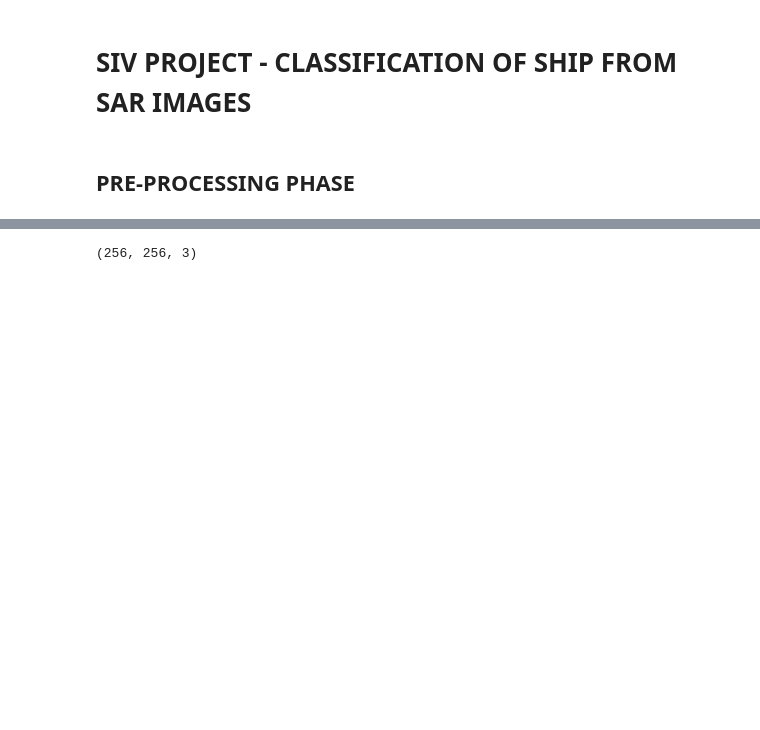
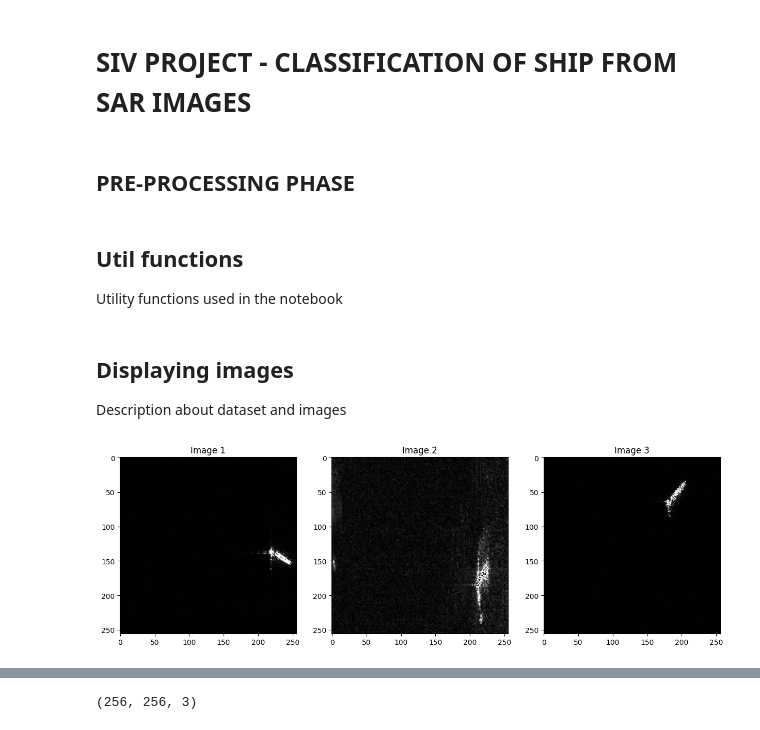
Before and after one commit to eboss-dev/progetto, a Jupyter notebook: project.ipynb, the cells around one changed output, grey strips where cells are left out. Drawn from its saved outputs; the diff is of its cells as text; code cells hidden in the pictures; blank space fills up the shorter version.

```diff
--- a/project.ipynb
+++ b/project.ipynb
@@ -10,3 +13,7 @@ from matplotlib import pyplot as plt
+# %% [markdown]
+## Util functions
+
+Utility functions used in the notebook
 # %%
 from skimage import img_as_float
 
@@ -26,3 +33,39 @@ def imshow_all(*images, titles=None):
     for ax, img, label in zip(axes.ravel(), images, titles):
         ax.imshow(img, vmin=vmin, vmax=vmax)
         ax.set_title(label)
+
+# function to take a random file from the folder and applying canny transformation
+def get_random_jpg_file(jpg_files):
+    if not jpg_files:
+        print("No jpg files found in the folder.")
+        return None
+
+    random_jpg = random.choice(jpg_files)
+
+    return os.path.join(random_jpg)
+# %% [markdown]
+## Displaying images
+Description about dataset and images
+# %%
+BASE_DIR = './ship_dataset_v0/'
+
+# Replace 'path/to/directory' with the directory path where your .jpg files are located
+jpg_files = glob.glob(BASE_DIR +'*.jpg')
+
+# Display n random images from the dataset
+# TODO: show also the txt files
+n_times = 3
+images = []
+titles = []
+for i in range(n_times):
+    random_img = get_random_jpg_file(jpg_files)
+    if not random_img:
+        break
+    img = cv2.imread(random_img)
+    title = f'Image {i+1}'
+    images.append(img)
+    titles.append(title)
+
+imshow_all(*images, titles=titles)
+# %% [output]
+[figure, added]
```
Also changed, not shown: parts of 6 cells of this notebook.
